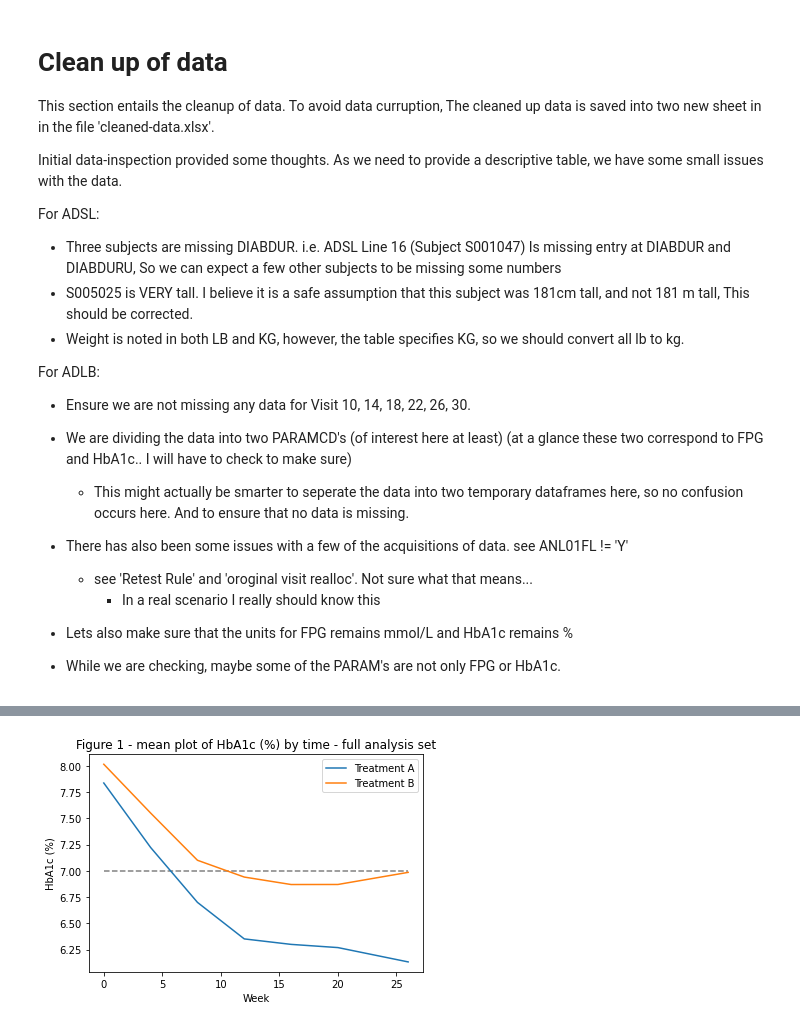
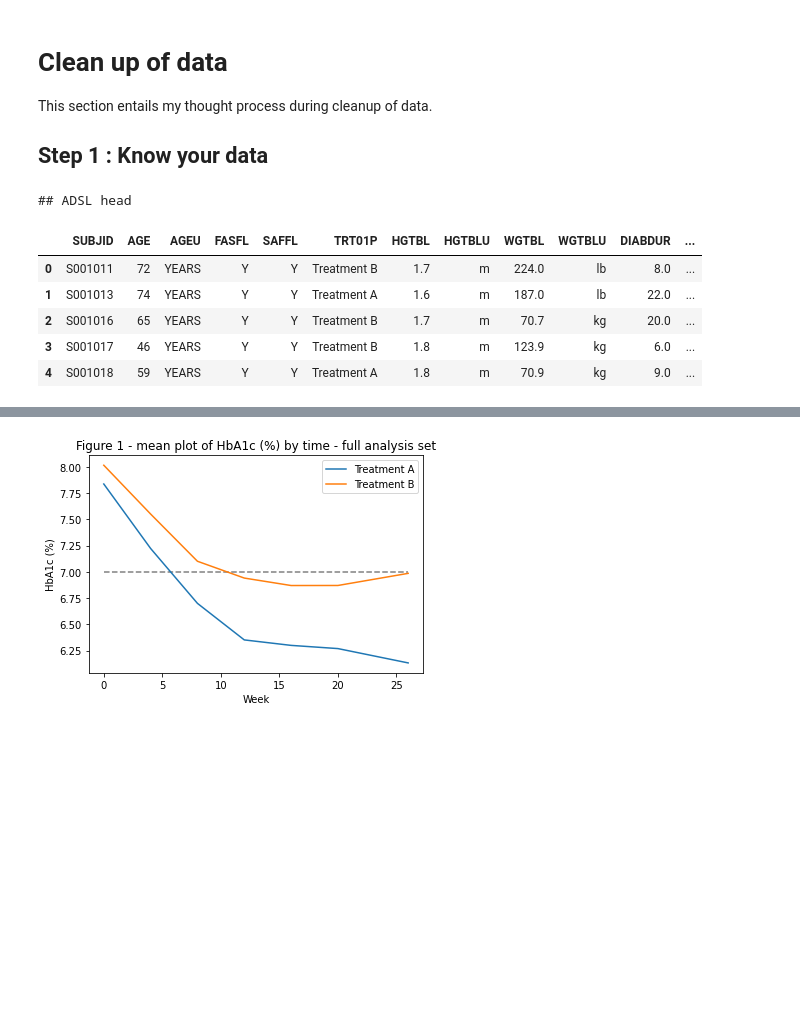
Before and after one commit to nurrix/novo-application-2022-03-28, a Jupyter notebook: Novo2022-03-28.ipynb, the cells around one changed output, grey strips where cells are left out. Cells and saved outputs as stored; diff of their text form; code cells hidden in the pictures; blank space fills up the shorter version.

```diff
--- a/Novo2022-03-28.ipynb
+++ b/Novo2022-03-28.ipynb
@@ -43,25 +61,6 @@ imported modules
 # %% [markdown]
 # Clean up of data
 
-This section entails the cleanup of data.
-To avoid data curruption, The cleaned up data is saved into two new sheet in in the file 'cleaned-data.xlsx'.
+This section entails my thought process during cleanup of data.
 
-Initial data-inspection provided some thoughts.
-As we need to provide a descriptive table, we have some small issues with the data.
-
-
-For ADSL:
-- Three subjects are missing DIABDUR. i.e. ADSL Line 16 (Subject S001047) Is missing entry at DIABDUR and DIABDURU, So we can expect a few other subjects to be missing some numbers
-- S005025 is VERY tall. I believe it is a safe assumption that this subject was 181cm tall, and not 181 m tall, This should be corrected.
-- Weight is noted in both LB and KG, however, the table specifies KG, so we should convert all lb to kg.
-
-For ADLB:
-- Ensure we are not missing any data for Visit 10, 14, 18, 22, 26, 30.
-
-- We are dividing the data into two PARAMCD's (of interest here at least) (at a glance these two correspond to FPG and HbA1c.. I will have to check to make sure)
-    - This might actually be smarter to seperate the data into two temporary dataframes here, so no confusion occurs here. And to ensure that no data is missing.
-- There has also been some issues with a few of the acquisitions of data. see ANL01FL != 'Y'
-    - see 'Retest Rule' and 'oroginal visit realloc'. Not sure what that means...
-        - In a real scenario I really should know this
-- Lets also make sure that the units for FPG remains mmol/L and HbA1c remains %
-- While we are checking, maybe some of the PARAM's are not only FPG or HbA1c.
+## Step 1 : Know your data
@@ -72,0 +67,11 @@ CLEAN_XLSX_NAME : str = 'src/clean-data.xlsx'
+# %%
+print('## ADSL head')
+ADSLdf.head().style.format(precision=1)
+# %% [output]
+## ADSL head
+|  | SUBJID | AGE | AGEU | FASFL | SAFFL | TRT01P | HGTBL | HGTBLU | WGTBL | WGTBLU | DIABDUR | ... |
+| 0 | S001011 | 72 | YEARS | Y | Y | Treatment B | 1.7 | m | 224.0 | lb | 8.0 | ... |
+| 1 | S001013 | 74 | YEARS | Y | Y | Treatment A | 1.6 | m | 187.0 | lb | 22.0 | ... |
+| 2 | S001016 | 65 | YEARS | Y | Y | Treatment B | 1.7 | m | 70.7 | kg | 20.0 | ... |
+| 3 | S001017 | 46 | YEARS | Y | Y | Treatment B | 1.8 | m | 123.9 | kg | 6.0 | ... |
+| 4 | S001018 | 59 | YEARS | Y | Y | Treatment A | 1.8 | m | 70.9 | kg | 9.0 | ... |
```
Also changed, not shown: parts of 30 cells of this notebook.
